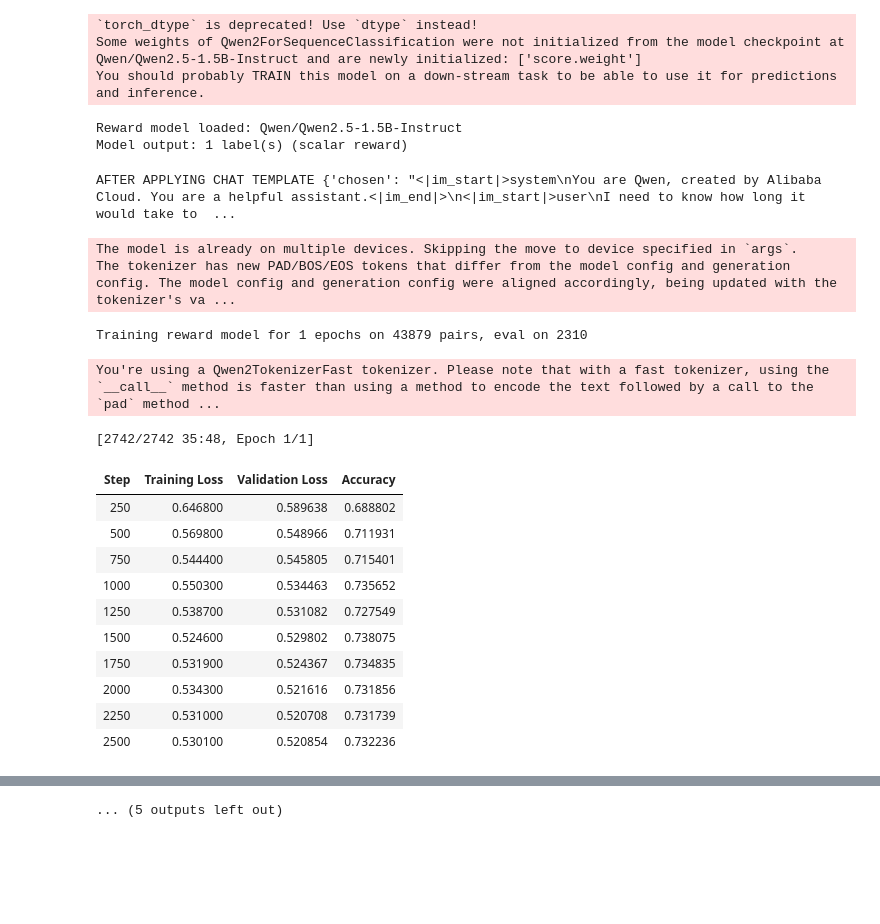
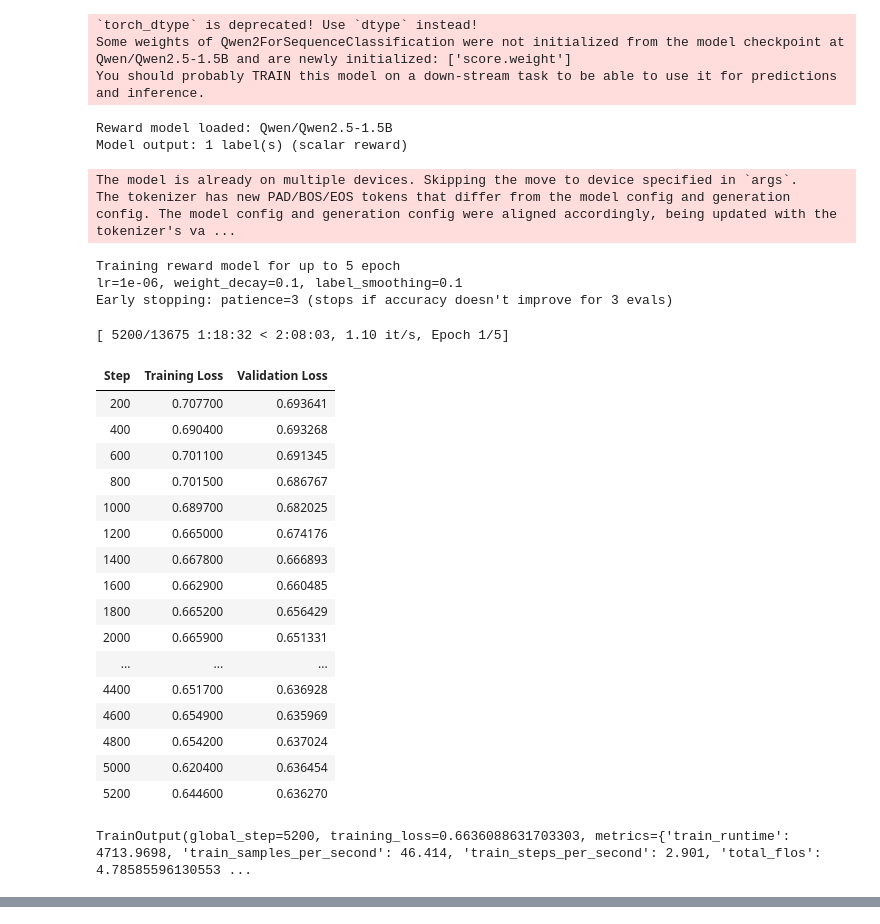
Before and after one commit to OOooAugust/new_self_play_drpo, a Jupyter notebook: self_play_drpo_code/reward_training_codes/hh_reward_model.ipynb, the cells around one changed output, grey strips where cells are left out. Drawn from its saved outputs; the diff is of its cells as text; code cells hidden in the pictures; blank space fills up the shorter version.

```diff
--- a/self_play_drpo_code/reward_training_codes/hh_reward_model.ipynb
+++ b/self_play_drpo_code/reward_training_codes/hh_reward_model.ipynb
@@ -66,7 +54,7 @@ reward_dataset[0]
    'role': 'assistant'}]}
 # %%
 # ── 3. Load Qwen2.5-1.5B as reward model ──
-model_name = "Qwen/Qwen2.5-1.5B-Instruct"
+model_name = "Qwen/Qwen2.5-1.5B"
 model_cache = '/root/autodl-tmp/model_cache'
 
 tokenizer = AutoTokenizer.from_pretrained(model_name, trust_remote_code=True, cache_dir = model_cache)
@@ -87,59 +75,74 @@ print(f"Reward model loaded: {model_name}")
 print(f"Model output: {model.config.num_labels} label(s) (scalar reward)")
 # %% [output]
 `torch_dtype` is deprecated! Use `dtype` instead!
-Some weights of Qwen2ForSequenceClassification were not initialized from the model checkpoint at Qwen/Qwen2.5-1.5B-Instruct and are newly initialized: ['score.weight']
+Some weights of Qwen2ForSequenceClassification were not initialized from the model checkpoint at Qwen/Qwen2.5-1.5B and are newly initialized: ['score.weight']
 You should probably TRAIN this model on a down-stream task to be able to use it for predictions and inference.
-Reward model loaded: Qwen/Qwen2.5-1.5B-Instruct
+Reward model loaded: Qwen/Qwen2.5-1.5B
 Model output: 1 label(s) (scalar reward)
 # %%
-# ── 4. Configure & train ──
-output_dir = "/root/autodl-tmp/new_self_play_drpo/self_play_drpo_code/output/reward_qwen25_hh_helpful"
+# ── 4. Configure & train (with early stopping + strong regularization) ──
+from transformers import EarlyStoppingCallback
+
 
 training_args = RewardConfig(
-    output_dir=output_dir,
-    num_train_epochs=1,
+    output_dir="/root/autodl-tmp/new_self_play_drpo/self_play_drpo_code/output/eval_tmp",
+    num_train_epochs=5,
     per_device_train_batch_size=4,
     gradient_accumulation_steps=4,
-    learning_rate=2e-5,
+    learning_rate=1e-6,
     lr_scheduler_type="cosine",
     warmup_ratio=0.1,
+    weight_decay=0.1,
+    label_smoothing_factor=0.1,
     bf16=True,
-    logging_strategy="steps",
-    logging_steps=250,
-    save_strategy="epoch",
-    save_total_limit=1,
+    logging_steps=50,
+    save_strategy="steps",
+    save_steps=200,
+    save_total_limit=3,
     max_length=1024,
     eval_strategy="steps",
-    eval_steps = 250,
+    eval_steps=200,
+    load_best_model_at_end=True,
+    metric_for_best_model="loss",
+    greater_is_better=False,
     report_to="none",
 )
 
 trainer = RewardTrainer(
     model=model,
     args=training_args,
     train_dataset=train_dataset,
     eval_dataset=eval_dataset,
     processing_class=tokenizer,
+    callbacks=[EarlyStoppingCallback(early_stopping_patience=3)],
 )
 
-
-print(f"Training reward model for {training_args.num_train_epochs} epochs on {len(train_dataset)} pairs, eval on {len(eval_dataset)}")
+print(f"Training reward model for up to {training_args.num_train_epochs} epoch")
+print(f"lr={training_args.learning_rate}, weight_decay={training_args.weight_decay}, label_smoothing={training_args.label_smoothing_factor}")
+print(f"Early stopping: patience=3 (stops if accuracy doesn't improve for 3 evals)")
 trainer.train()
 # %% [output]
-AFTER APPLYING CHAT TEMPLATE {'chosen': "<|im_start|>system\nYou are Qwen, created by Alibaba Cloud. You are a helpful assistant.<|im_end|>\n<|im_start|>user\nI need to know how long it would take to  ...
+The model is already on multiple devices. Skipping the move to device specified in `args`.
+The tokenizer has new PAD/BOS/EOS tokens that differ from the model config and generation config. The model config and generation config were aligned accordingly, being updated with the tokenizer's va ...
-The model is already on multiple devices. Skipping the move to device specified in `args`.
-The tokenizer has new PAD/BOS/EOS tokens that differ from the model config and generation config. The model config and generation config were aligned accordingly, being updated with the tokenizer's va ...
+Training reward model for up to 5 epoch
+lr=1e-06, weight_decay=0.1, label_smoothing=0.1
+Early stopping: patience=3 (stops if accuracy doesn't improve for 3 evals)
-Training reward model for 1 epochs on 43879 pairs, eval on 2310
+[ 5200/13675 1:18:32 < 2:08:03, 1.10 it/s, Epoch 1/5]
+| Step | Training Loss | Validation Loss |
+| 200 | 0.707700 | 0.693641 |
+| 400 | 0.690400 | 0.693268 |
+| 600 | 0.701100 | 0.691345 |
+| 800 | 0.701500 | 0.686767 |
+| 1000 | 0.689700 | 0.682025 |
+| 1200 | 0.665000 | 0.674176 |
+| 1400 | 0.667800 | 0.666893 |
+| 1600 | 0.662900 | 0.660485 |
+| 1800 | 0.665200 | 0.656429 |
+| 2000 | 0.665900 | 0.651331 |
+| ... | ... | ... |
+| 4400 | 0.651700 | 0.636928 |
+| 4600 | 0.654900 | 0.635969 |
+| 4800 | 0.654200 | 0.637024 |
+| 5000 | 0.620400 | 0.636454 |
+| 5200 | 0.644600 | 0.636270 |
-You're using a Qwen2TokenizerFast tokenizer. Please note that with a fast tokenizer, using the `__call__` method is faster than using a method to encode the text followed by a call to the `pad` method ...
+TrainOutput(global_step=5200, training_loss=0.6636088631703303, metrics={'train_runtime': 4713.9698, 'train_samples_per_second': 46.414, 'train_steps_per_second': 2.901, 'total_flos': 4.78585596130553 ...
-[2742/2742 35:48, Epoch 1/1]
-| Step | Training Loss | Validation Loss | Accuracy |
-| 250 | 0.646800 | 0.589638 | 0.688802 |
-| 500 | 0.569800 | 0.548966 | 0.711931 |
-| 750 | 0.544400 | 0.545805 | 0.715401 |
-| 1000 | 0.550300 | 0.534463 | 0.735652 |
-| 1250 | 0.538700 | 0.531082 | 0.727549 |
-| 1500 | 0.524600 | 0.529802 | 0.738075 |
-| 1750 | 0.531900 | 0.524367 | 0.734835 |
-| 2000 | 0.534300 | 0.521616 | 0.731856 |
-| 2250 | 0.531000 | 0.520708 | 0.731739 |
-| 2500 | 0.530100 | 0.520854 | 0.732236 |
@@ -248,2 +149 @@ You're using a Qwen2TokenizerFast tokenizer. Please note that with a fast tokeni
-... (5 outputs left out)
 # %%
```
Also changed, not shown: parts of 9 cells of this notebook, 7 other files.
